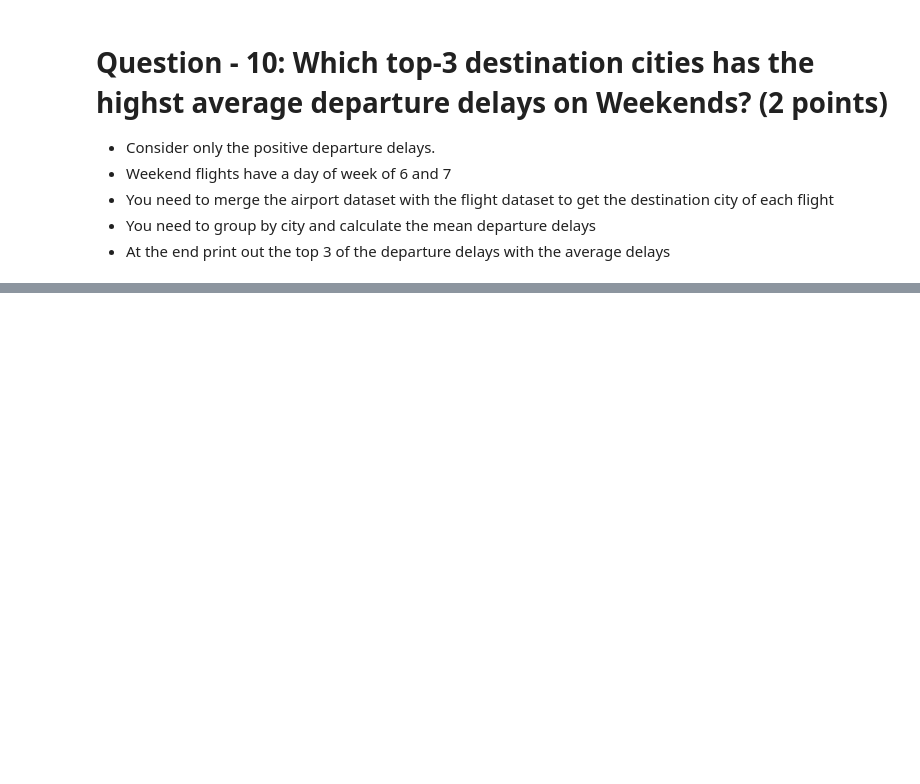
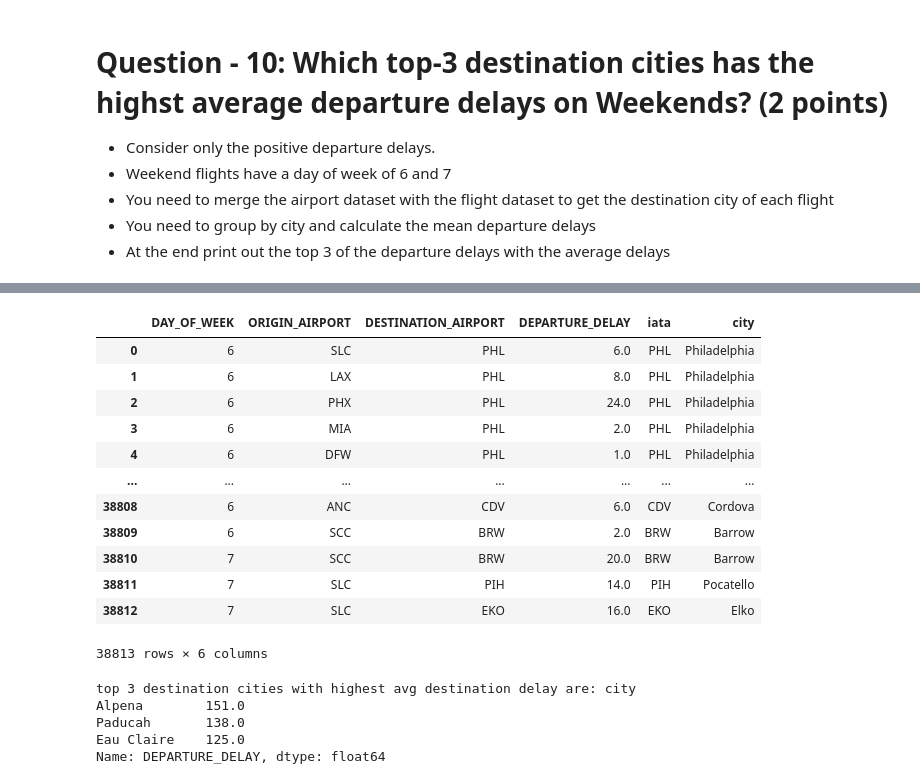
Before and after one commit to BictorFonseca/DataAnalysis, a Jupyter notebook: 329e_HW01_Spring24.ipynb, the cells around one changed output, grey strips where cells are left out. Drawn from its saved outputs; the diff is of its cells as text; code cells hidden in the pictures; blank space fills up the shorter version.

```diff
--- a/329e_HW01_Spring24.ipynb
+++ b/329e_HW01_Spring24.ipynb
@@ -349,0 +329,4 @@ q10
+# %%
+# make airport dataframe smaller -> easier for merging
+smaller_airport=airports[["iata","city"]]
+smaller_airport
@@ -350,4 +347,29 @@ q10
 # %%
 # merge airport dataset with flights dataset to determine destination airport
+merged = q10.merge(smaller_airport, left_on='DESTINATION_AIRPORT', right_on='iata')
+merged
+# %% [output]
+|  | DAY_OF_WEEK | ORIGIN_AIRPORT | DESTINATION_AIRPORT | DEPARTURE_DELAY | iata | city |
+| 0 | 6 | SLC | PHL | 6.0 | PHL | Philadelphia |
+| 1 | 6 | LAX | PHL | 8.0 | PHL | Philadelphia |
+| 2 | 6 | PHX | PHL | 24.0 | PHL | Philadelphia |
+| 3 | 6 | MIA | PHL | 2.0 | PHL | Philadelphia |
+| 4 | 6 | DFW | PHL | 1.0 | PHL | Philadelphia |
+| ... | ... | ... | ... | ... | ... | ... |
+| 38808 | 6 | ANC | CDV | 6.0 | CDV | Cordova |
+| 38809 | 6 | SCC | BRW | 2.0 | BRW | Barrow |
+| 38810 | 7 | SCC | BRW | 20.0 | BRW | Barrow |
+| 38811 | 7 | SLC | PIH | 14.0 | PIH | Pocatello |
+| 38812 | 7 | SLC | EKO | 16.0 | EKO | Elko |
+38813 rows × 6 columns
 # %%
 # create a new dataset
+final=merged.groupby('city')["DEPARTURE_DELAY"].mean()
+final.sort_values(ascending=False, inplace=True)
+print('top 3 destination cities with highest avg destination delay are:' ,final[0:3])
+# %% [output]
+top 3 destination cities with highest avg destination delay are: city
+Alpena        151.0
+Paducah       138.0
+Eau Claire    125.0
+Name: DEPARTURE_DELAY, dtype: float64
```
Also changed, not shown: parts of 7 cells of this notebook.
